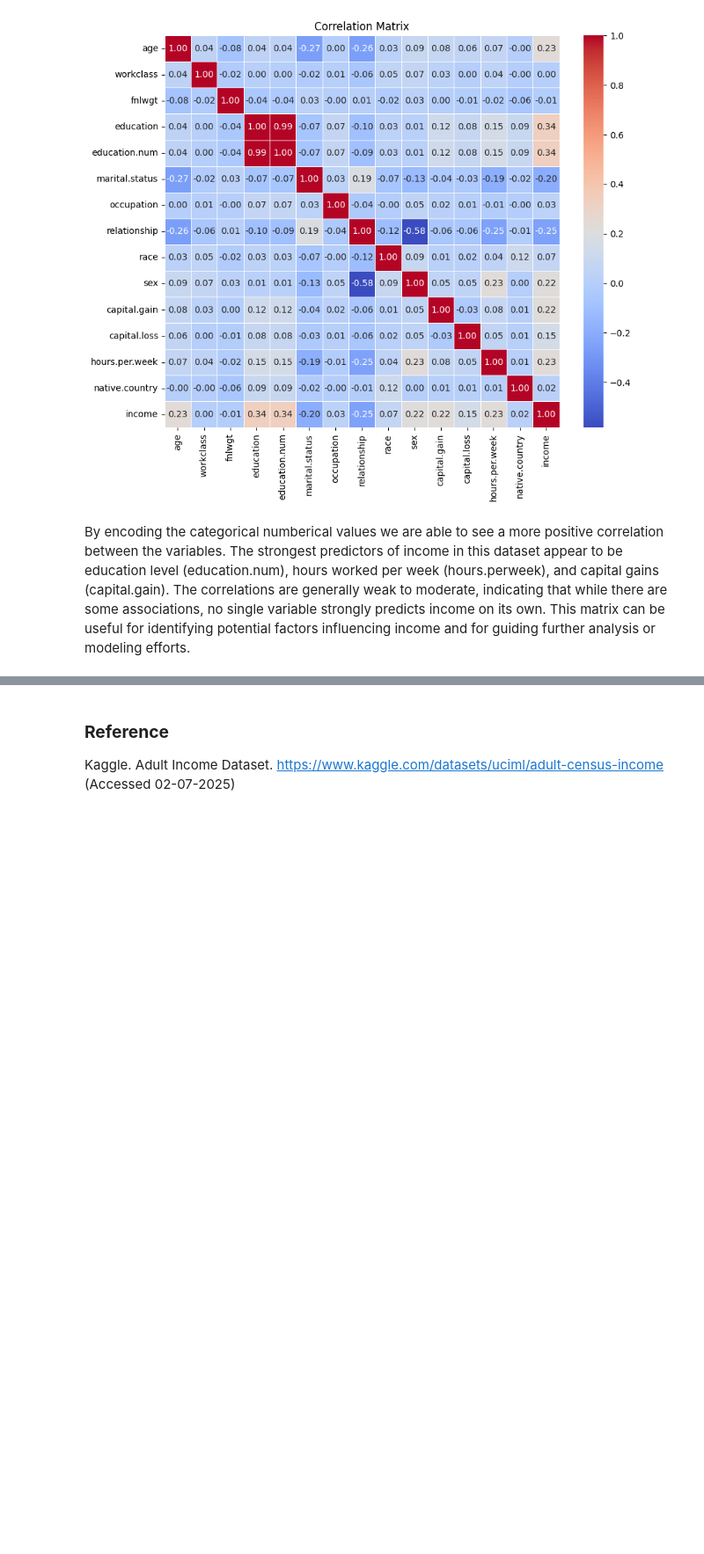
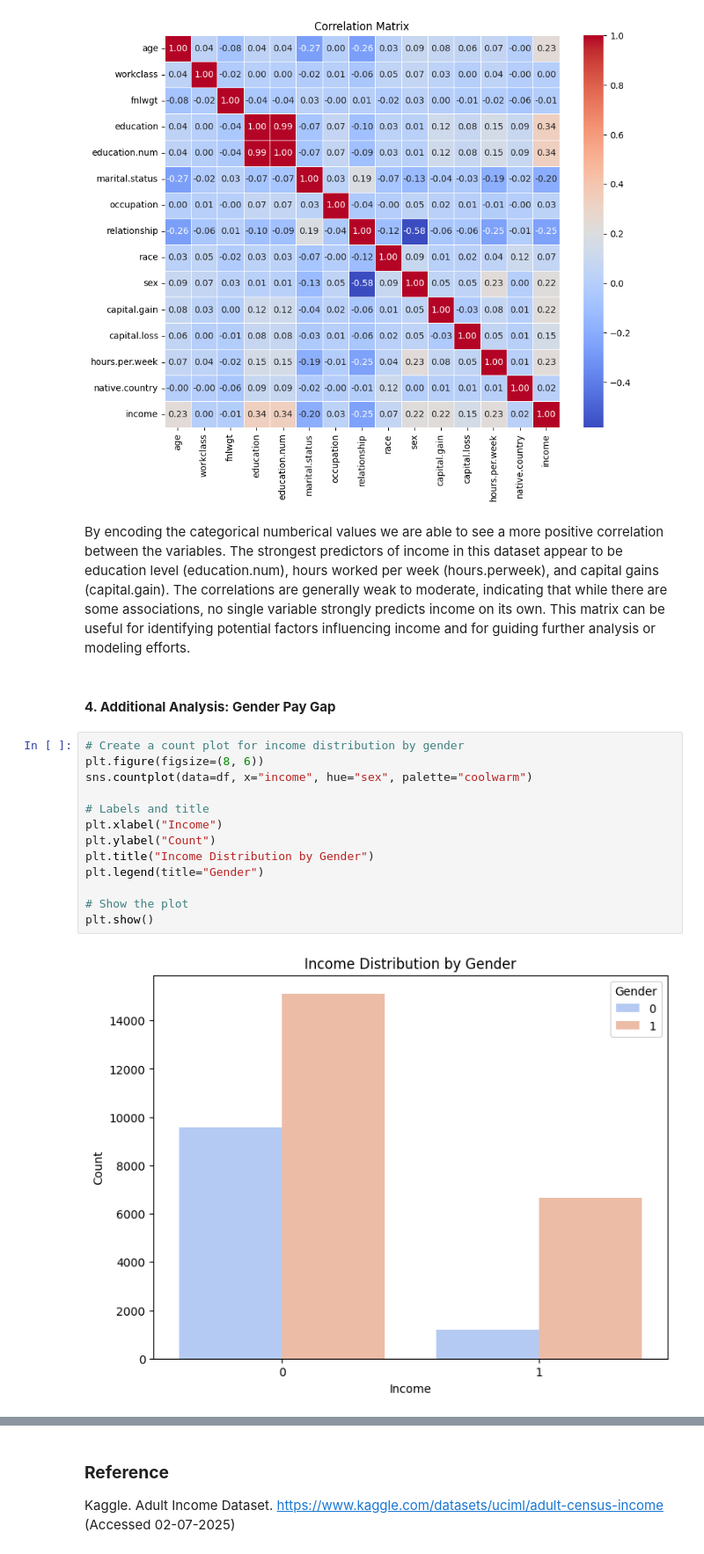
Before and after one commit to logcho/adult-income-analysis, a Jupyter notebook: notebooks/exploration.ipynb, the cells around one changed output, grey strips where cells are left out. Shown at 88% size. Drawn from its saved outputs; the diff is of its cells as text; blank space fills up the shorter version.

Commit message:
feat: more analysis

```diff
--- a/notebooks/exploration.ipynb
+++ b/notebooks/exploration.ipynb
@@ -402,3 +402,20 @@ plt.show()
 [figure]
 # %% [markdown]
 By encoding the categorical numberical values we are able to see a more positive correlation between the variables. The strongest predictors of income in this dataset appear to be education level (education.num), hours worked per week (hours.perweek), and capital gains (capital.gain). The correlations are generally weak to moderate, indicating that while there are some associations, no single variable strongly predicts income on its own. This matrix can be useful for identifying potential factors influencing income and for guiding further analysis or modeling efforts.
+# %% [markdown]
+#### **4. Additional Analysis: Gender Pay Gap**
+# %%
+# Create a count plot for income distribution by gender
+plt.figure(figsize=(8, 6))
+sns.countplot(data=df, x="income", hue="sex", palette="coolwarm")
+
+# Labels and title
+plt.xlabel("Income")
+plt.ylabel("Count")
+plt.title("Income Distribution by Gender")
+plt.legend(title="Gender")
+
+# Show the plot
+plt.show()
+# %% [output]
+[figure, added]
```
Also changed, not shown: parts of 6 cells of this notebook, 1 other file.
